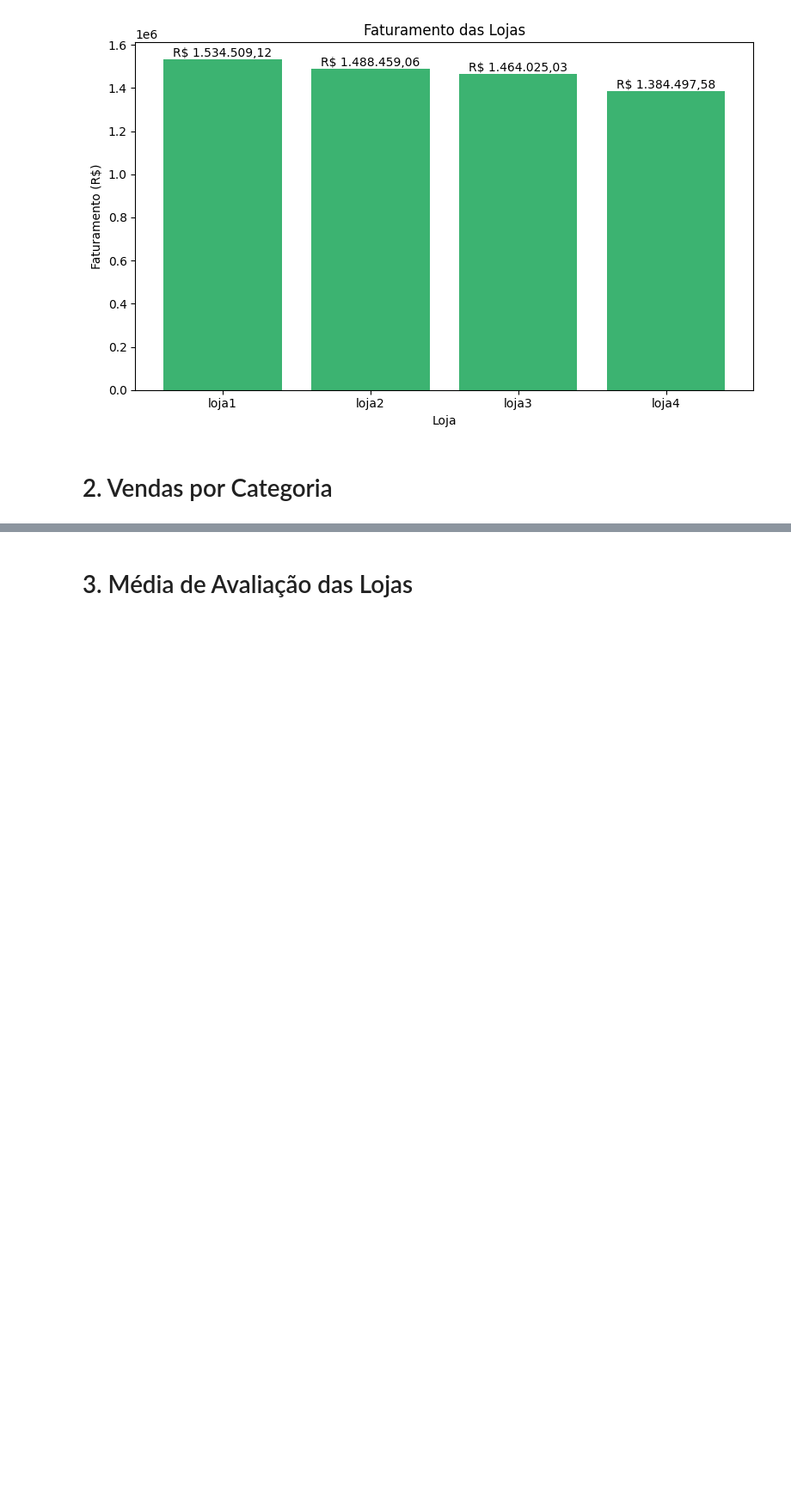
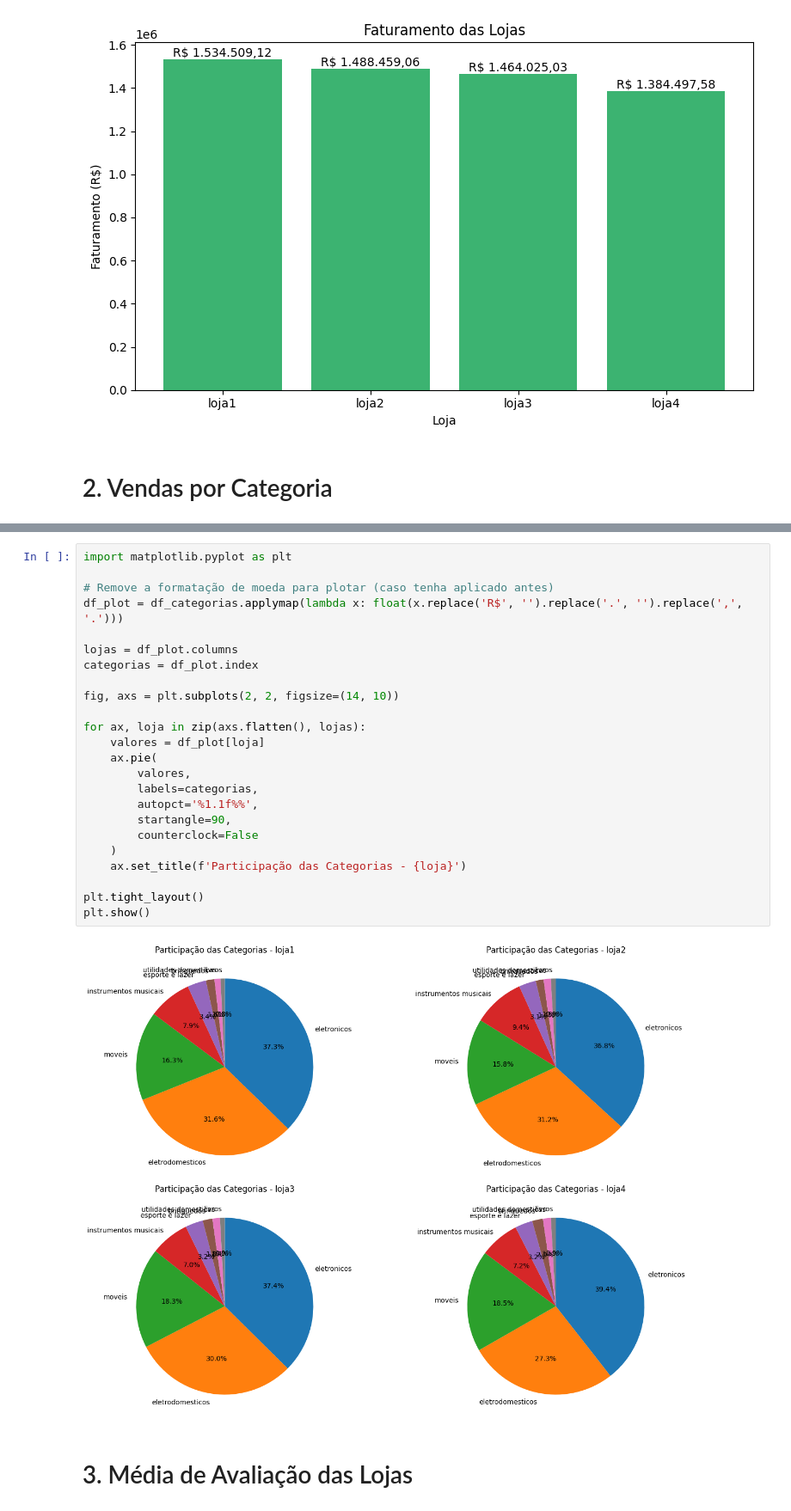
Before and after one commit to coliveira1977/alura_store, a Jupyter notebook: AluraStoreBr.ipynb, the cells around one changed output, grey strips where cells are left out. Shown at 86% size. Cells and saved outputs as stored; diff of their text form; blank space fills up the shorter version.

```diff
--- a/AluraStoreBr.ipynb
+++ b/AluraStoreBr.ipynb
@@ -113,2 +103,28 @@ display(df_categorias)
+# %%
+import matplotlib.pyplot as plt
+
+# Remove a formatação de moeda para plotar (caso tenha aplicado antes)
+df_plot = df_categorias.applymap(lambda x: float(x.replace('R$', '').replace('.', '').replace(',', '.')))
+
+lojas = df_plot.columns
+categorias = df_plot.index
+
+fig, axs = plt.subplots(2, 2, figsize=(14, 10))
+
+for ax, loja in zip(axs.flatten(), lojas):
+    valores = df_plot[loja]
+    ax.pie(
+        valores,
+        labels=categorias,
+        autopct='%1.1f%%',
+        startangle=90,
+        counterclock=False
+    )
+    ax.set_title(f'Participação das Categorias - {loja}')
+
+plt.tight_layout()
+plt.show()
+# %% [output]
+[figure, added]
 # %% [markdown]
 # 3. Média de Avaliação das Lojas
```
Also changed, not shown: parts of 4 cells of this notebook, 2 other files.
